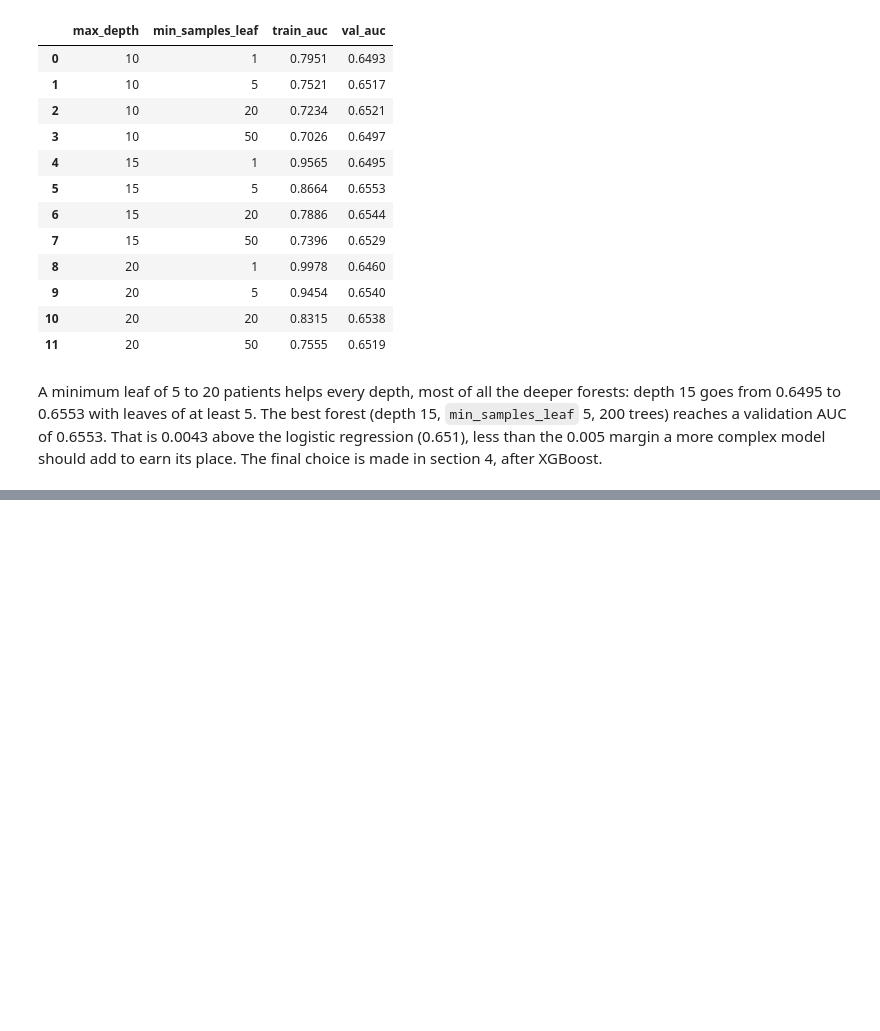
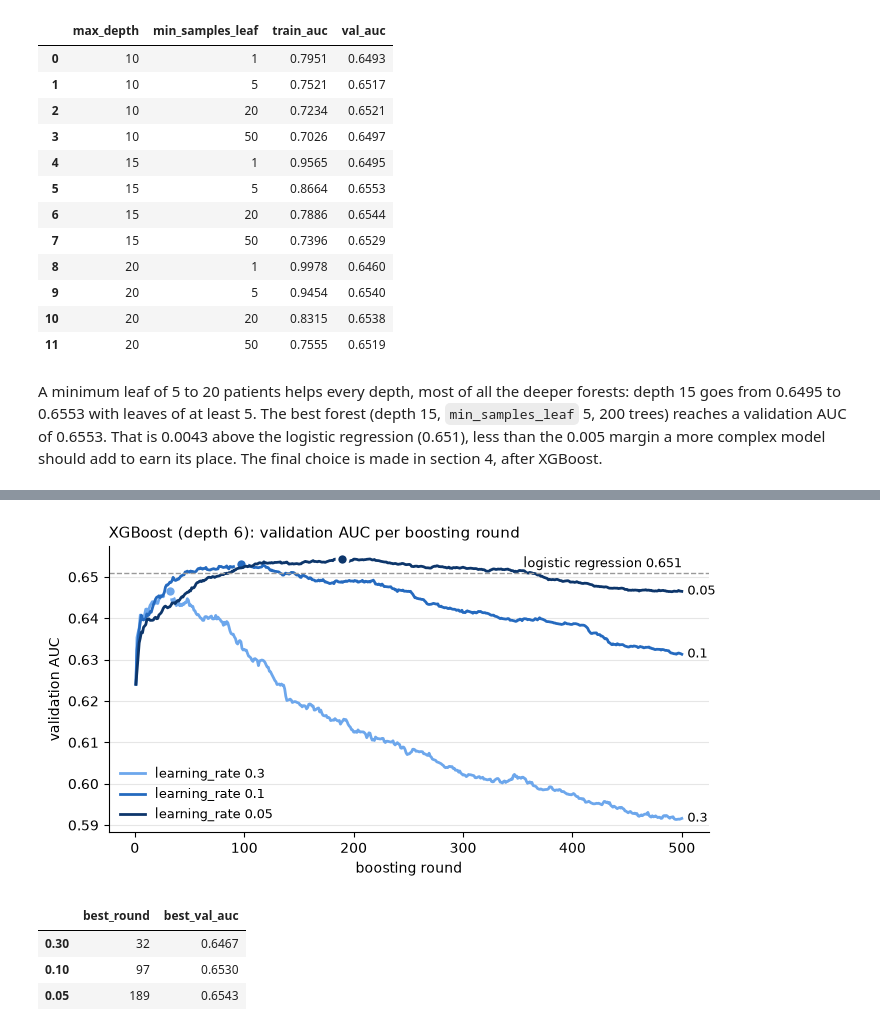
Before and after one commit to gigifumagalli/diabetes-readmission, a Jupyter notebook: notebooks/02_modelling.ipynb, the cells around one changed output, grey strips where cells are left out. Drawn from its saved outputs; the diff is of its cells as text; code cells hidden in the pictures; blank space fills up the shorter version.

Commit message:
XGBoost: learning rate curves, depth and min_child_weight grid, rounds re-check (val AUC 0.6597)
Co-Authored-By: Claude Opus 5.5 <noreply@anthropic.com>

```diff
--- a/notebooks/02_modelling.ipynb
+++ b/notebooks/02_modelling.ipynb
@@ -473,0 +481,42 @@ its place. The final choice is made in section 4, after XGBoost.
+# %%
+# Encoded once outside the pipeline: eval_set needs the validation matrix already encoded
+dv = DictVectorizer()
+X_train = dv.fit_transform(to_dicts(train_prep, FEATURES_ALL))
+X_val = dv.transform(to_dicts(val_prep, FEATURES_ALL))
+
+val_curves = {}
+for eta in [0.3, 0.1, 0.05]:
+    model = XGBClassifier(
+        n_estimators=500, learning_rate=eta, max_depth=6, eval_metric="auc", random_state=1, n_jobs=-1
+    )
+    model.fit(X_train, y_train, eval_set=[(X_val, y_val)], verbose=False)  # AUC on val after every round
+    val_curves[eta] = model.evals_result()["validation_0"]["auc"]
+
+val_curves = pd.DataFrame(val_curves, index=pd.RangeIndex(1, 501, name="round"))
+
+# One blue per learning rate, darker = smaller; the dot marks each curve's peak
+ETA_COLOURS = {0.3: "#6da7ec", 0.1: "#256abf", 0.05: "#0d366b"}
+fig, ax = plt.subplots(figsize=(7, 3.8))
+for eta, colour in ETA_COLOURS.items():
+    curve = val_curves[eta]
+    ax.plot(curve.index, curve, color=colour, linewidth=2, label=f"learning_rate {eta}")
+    ax.plot(curve.idxmax(), curve.max(), "o", color=colour, markersize=8, markeredgecolor="white", markeredgewidth=2)
+    ax.annotate(f"{eta}", (curve.index[-1], curve.iloc[-1]), xytext=(4, 0), textcoords="offset points", va="center", fontsize=9)
+ax.axhline(0.651, color="#999999", linewidth=1, linestyle="--")
+ax.annotate("logistic regression 0.651", (500, 0.651), xytext=(0, 4), textcoords="offset points", ha="right", fontsize=9)
+ax.set_xlabel("boosting round")
+ax.set_ylabel("validation AUC")
+ax.set_title("XGBoost (depth 6): validation AUC per boosting round", loc="left", fontsize=11)
+ax.spines[["top", "right"]].set_visible(False)
+ax.grid(axis="y", color="#e6e6e6", linewidth=0.8)
+ax.legend(frameon=False, fontsize=9, loc="lower left")
+plt.tight_layout()
+plt.show()
+
+pd.DataFrame({"best_round": val_curves.idxmax(), "best_val_auc": val_curves.max()}).round(4)
+# %% [output]
+[figure, added]
+|  | best_round | best_val_auc |
+| 0.30 | 32 | 0.6467 |
+| 0.10 | 97 | 0.6530 |
+| 0.05 | 189 | 0.6543 |
```
Also changed, not shown: parts of 9 cells of this notebook.
